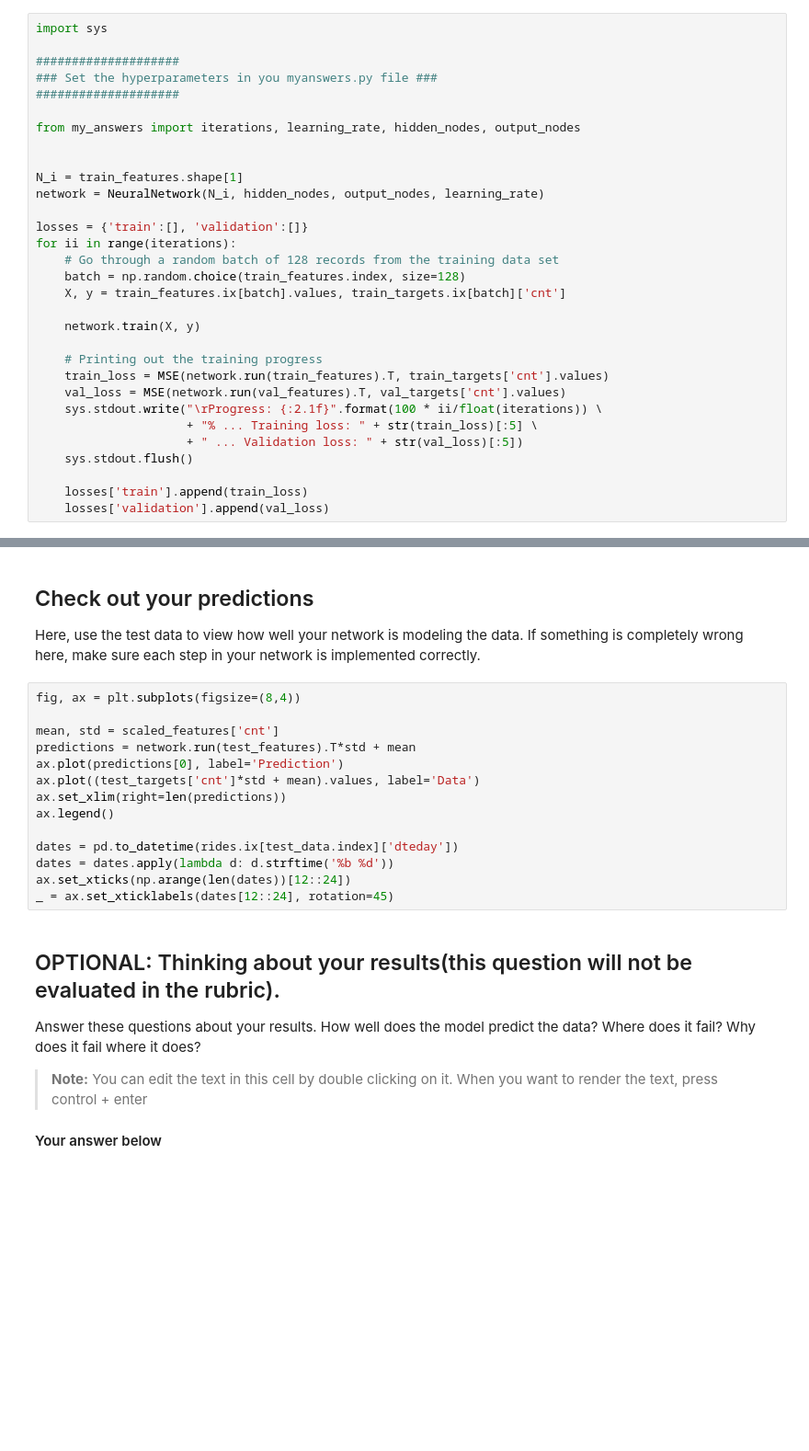
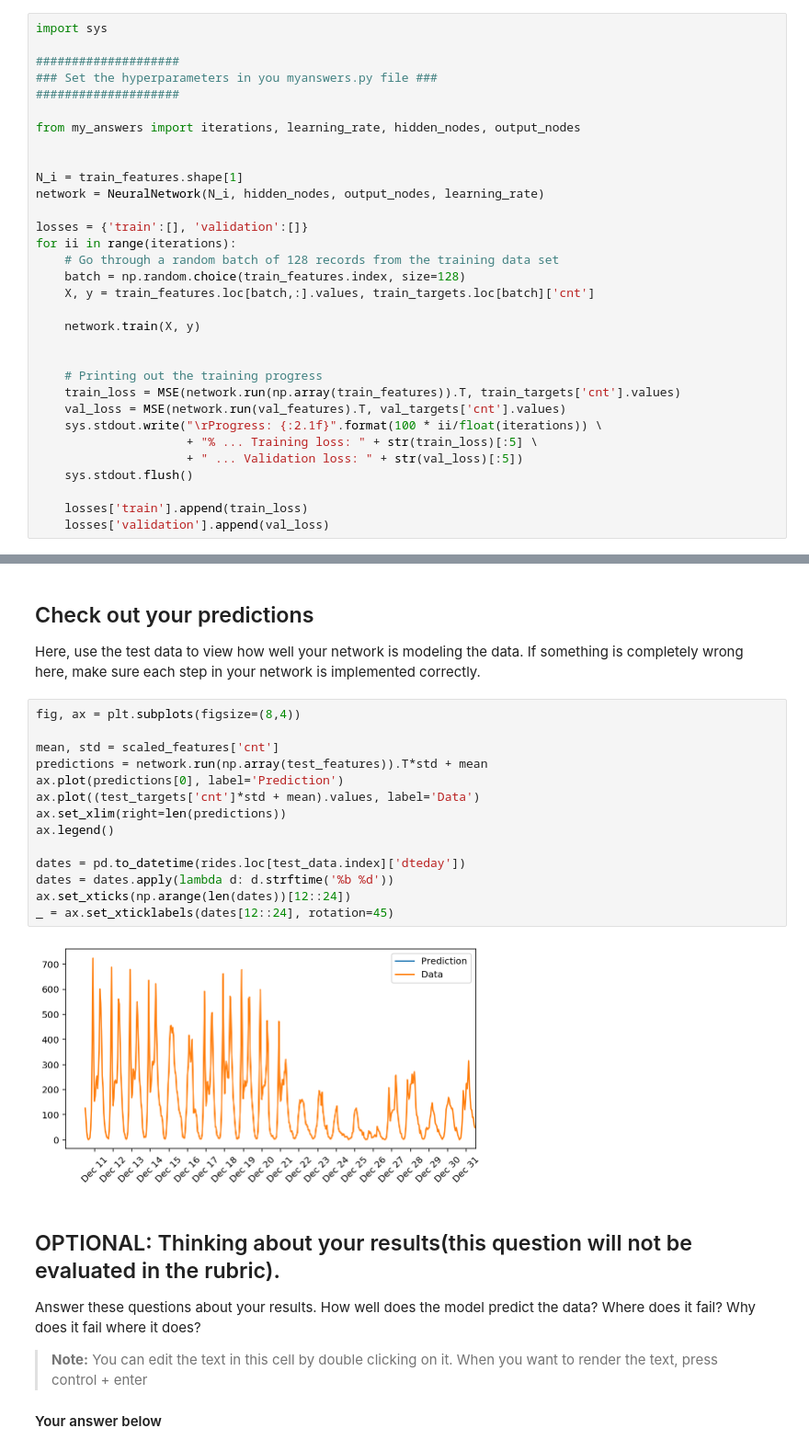
Before and after one commit to rahulkiran94/Bikeshare, a Jupyter notebook: Your_first_neural_network.ipynb, the cells around one changed output, grey strips where cells are left out. Shown at 92% size. Drawn from its saved outputs; the diff is of its cells as text; blank space fills up the shorter version.

```diff
--- a/Your_first_neural_network.ipynb
+++ b/Your_first_neural_network.ipynb
@@ -239,12 +232,13 @@ losses = {'train':[], 'validation':[]}
 for ii in range(iterations):
     # Go through a random batch of 128 records from the training data set
     batch = np.random.choice(train_features.index, size=128)
-    X, y = train_features.ix[batch].values, train_targets.ix[batch]['cnt']
+    X, y = train_features.loc[batch,:].values, train_targets.loc[batch]['cnt']
 
     network.train(X, y)
 
+
     # Printing out the training progress
-    train_loss = MSE(network.run(train_features).T, train_targets['cnt'].values)
+    train_loss = MSE(network.run(np.array(train_features)).T, train_targets['cnt'].values)
     val_loss = MSE(network.run(val_features).T, val_targets['cnt'].values)
     sys.stdout.write("\rProgress: {:2.1f}".format(100 * ii/float(iterations)) \
                      + "% ... Training loss: " + str(train_loss)[:5] \
@@ -277,17 +263,19 @@ Here, use the test data to view how well your network is modeling the data. If s
 # %%
 fig, ax = plt.subplots(figsize=(8,4))
 
 mean, std = scaled_features['cnt']
-predictions = network.run(test_features).T*std + mean
+predictions = network.run(np.array(test_features)).T*std + mean
 ax.plot(predictions[0], label='Prediction')
 ax.plot((test_targets['cnt']*std + mean).values, label='Data')
 ax.set_xlim(right=len(predictions))
 ax.legend()
 
-dates = pd.to_datetime(rides.ix[test_data.index]['dteday'])
+dates = pd.to_datetime(rides.loc[test_data.index]['dteday'])
 dates = dates.apply(lambda d: d.strftime('%b %d'))
 ax.set_xticks(np.arange(len(dates))[12::24])
 _ = ax.set_xticklabels(dates[12::24], rotation=45)
+# %% [output]
+[figure, added]
 # %% [markdown]
 ## OPTIONAL: Thinking about your results(this question will not be evaluated in the rubric).
 
```
Also changed, not shown: parts of 6 cells of this notebook.
